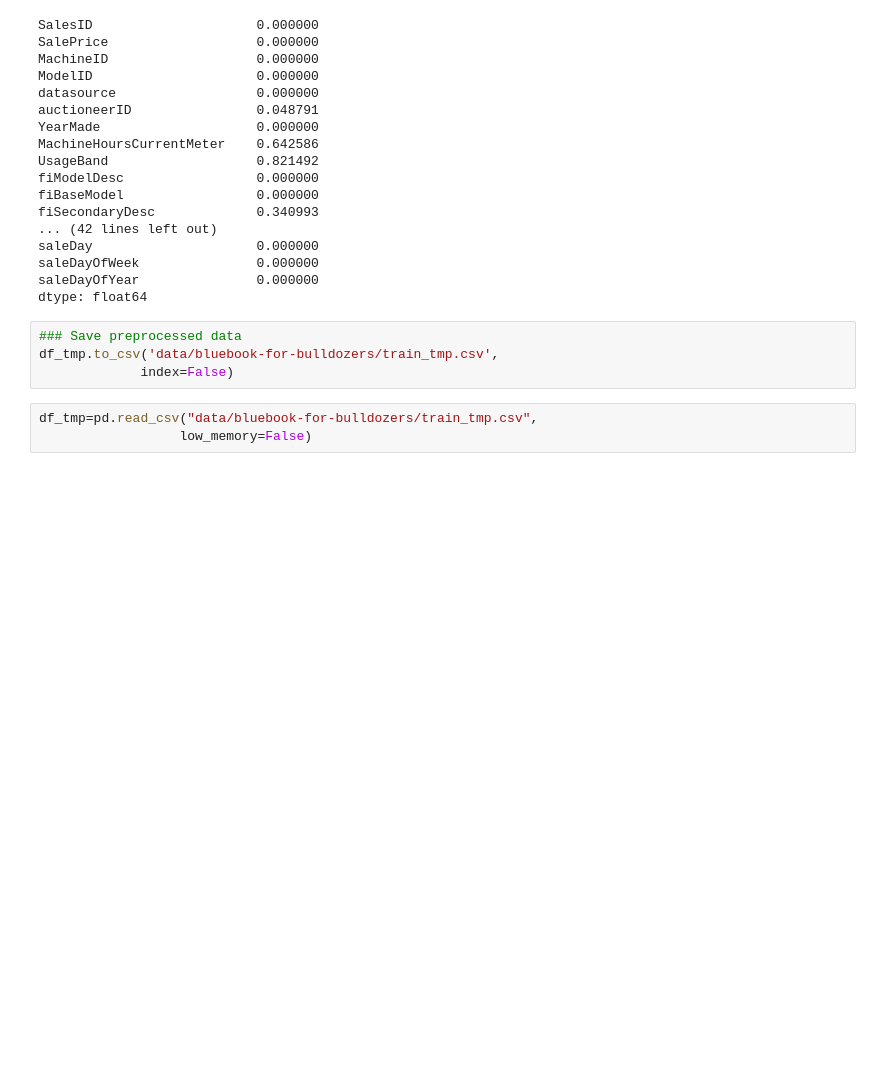
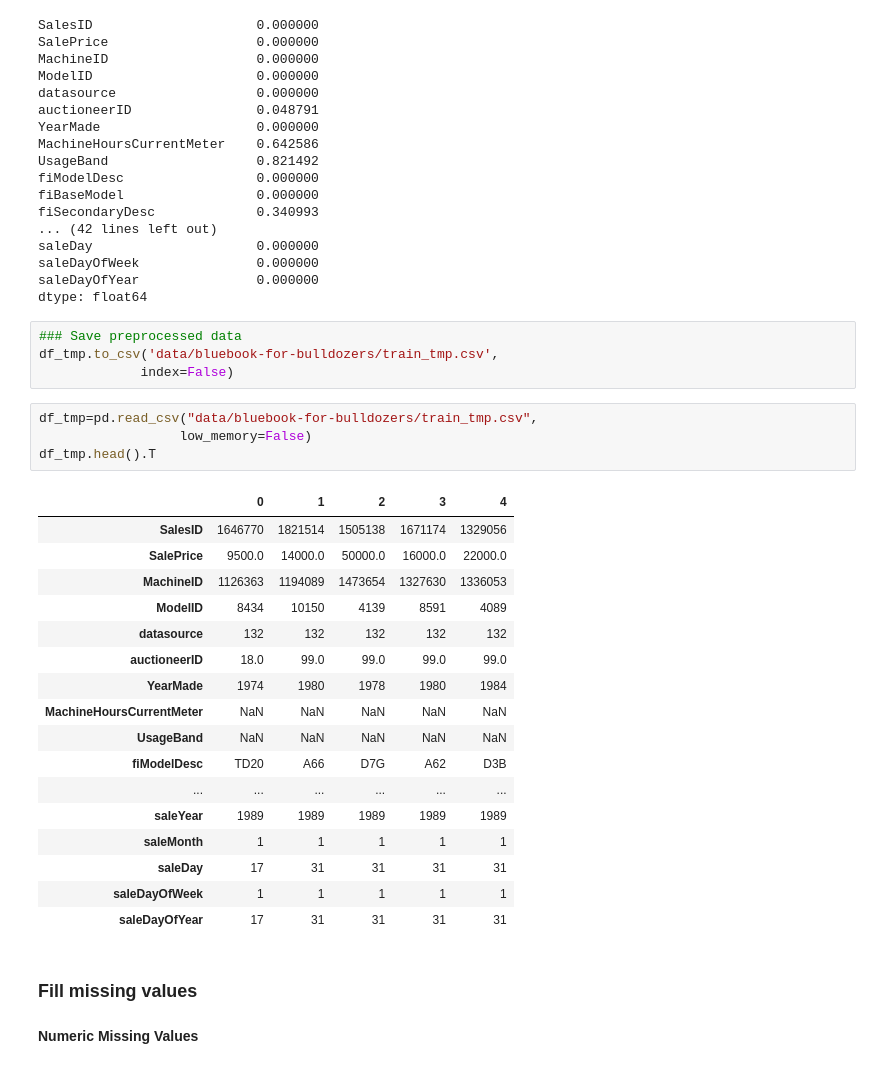
Before and after one commit to shrinidhib/sales-price-prediction, a Jupyter notebook: bulldozer-price-regression.ipynb, the cells around one changed output. Cells and saved outputs as stored; diff of their text form; blank space fills up the shorter version.

Commit message:
Data Exploration - dealing with missing numeric values

```diff
--- a/bulldozer-price-regression.ipynb
+++ b/bulldozer-price-regression.ipynb
@@ -410,3 +410,26 @@ df_tmp.to_csv('data/bluebook-for-bulldozers/train_tmp.csv',
 # %%
 df_tmp=pd.read_csv("data/bluebook-for-bulldozers/train_tmp.csv",
                   low_memory=False)
+df_tmp.head().T
+# %% [output]
+|  | 0 | 1 | 2 | 3 | 4 |
+| SalesID | 1646770 | 1821514 | 1505138 | 1671174 | 1329056 |
+| SalePrice | 9500.0 | 14000.0 | 50000.0 | 16000.0 | 22000.0 |
+| MachineID | 1126363 | 1194089 | 1473654 | 1327630 | 1336053 |
+| ModelID | 8434 | 10150 | 4139 | 8591 | 4089 |
+| datasource | 132 | 132 | 132 | 132 | 132 |
+| auctioneerID | 18.0 | 99.0 | 99.0 | 99.0 | 99.0 |
+| YearMade | 1974 | 1980 | 1978 | 1980 | 1984 |
+| MachineHoursCurrentMeter | NaN | NaN | NaN | NaN | NaN |
+| UsageBand | NaN | NaN | NaN | NaN | NaN |
+| fiModelDesc | TD20 | A66 | D7G | A62 | D3B |
+| ... | ... | ... | ... | ... | ... |
+| saleYear | 1989 | 1989 | 1989 | 1989 | 1989 |
+| saleMonth | 1 | 1 | 1 | 1 | 1 |
+| saleDay | 17 | 31 | 31 | 31 | 31 |
+| saleDayOfWeek | 1 | 1 | 1 | 1 | 1 |
+| saleDayOfYear | 17 | 31 | 31 | 31 | 31 |
+# %% [markdown]
+### Fill missing values
+# %% [markdown]
+**Numeric Missing Values**
```
Also changed, not shown: parts of 4 cells of this notebook.
